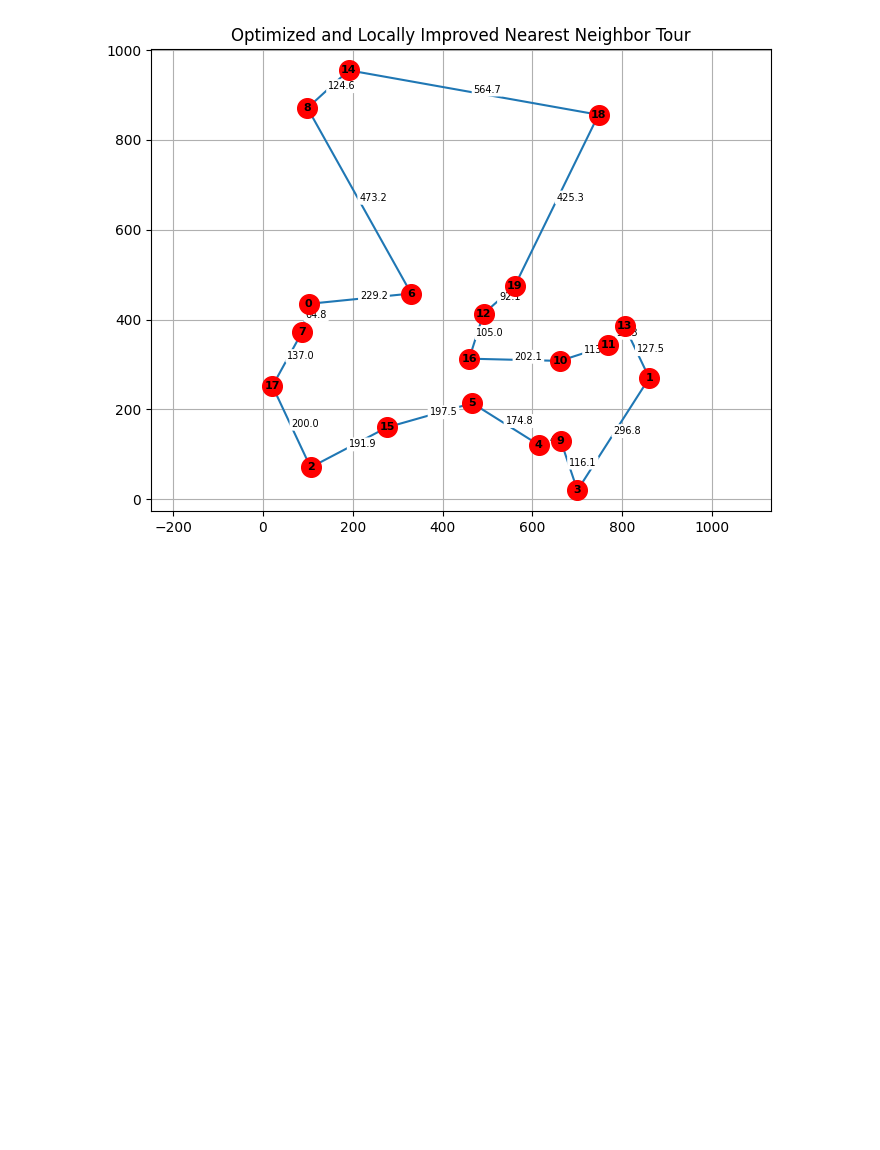
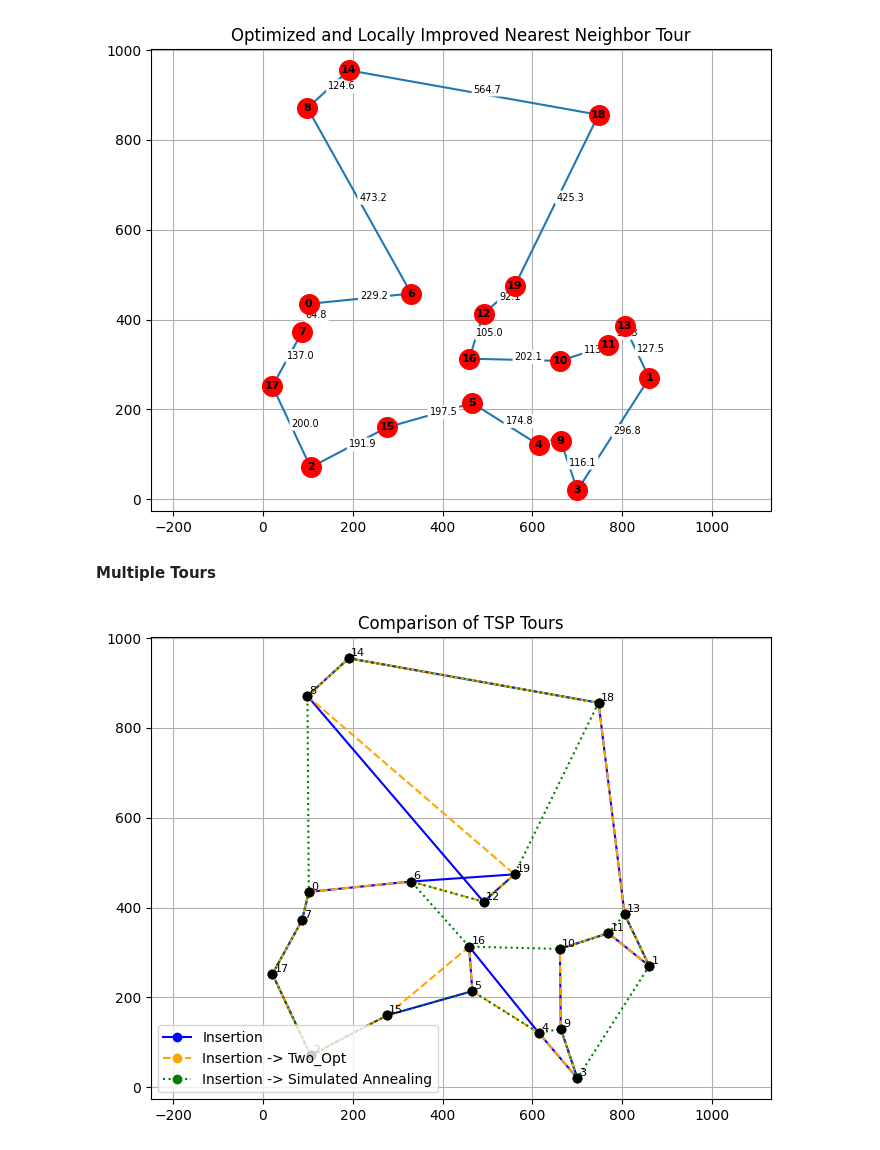
Before and after one commit to myriamschulmann/tsp-project, a Jupyter notebook: tsp-project.ipynb, the cells around one changed output. Saved outputs shown, nothing was run; the diff lists cells and outputs as text; code cells hidden in the pictures; blank space fills up the shorter version.

Commit message:
Add plot_multiple_tours to compare multiple TSP solutions visually

```diff
--- a/tsp-project.ipynb
+++ b/tsp-project.ipynb
@@ -322,3 +322,5 @@ tour = two_opt(simulated_annealing(nearest_neighbor_tour(distance_matrix, start=
 plot_tour(cities, tour, title="Optimized and Locally Improved Nearest Neighbor Tour", show_lengths=True)
 # %% [output]
 [figure]
+# %% [markdown]
+**Multiple Tours**
@@ -324,0 +371,16 @@ plot_tour(cities, tour, title="Optimized and Locally Improved Nearest Neighbor T
+# %%
+tour = insertion_tour(distance_matrix)
+tours = [
+    tour,
+    two_opt(tour, distance_matrix),
+    simulated_annealing(tour, distance_matrix)
+]
+
+plot_multiple_tours(
+    cities,
+    tours,
+    labels=["Insertion", "Insertion -> Two_Opt", "Insertion -> Simulated Annealing"],
+    title="Comparison of TSP Tours"
+)
+# %% [output]
+[figure, added]
```
Also changed, not shown: parts of 1 cell of this notebook.
